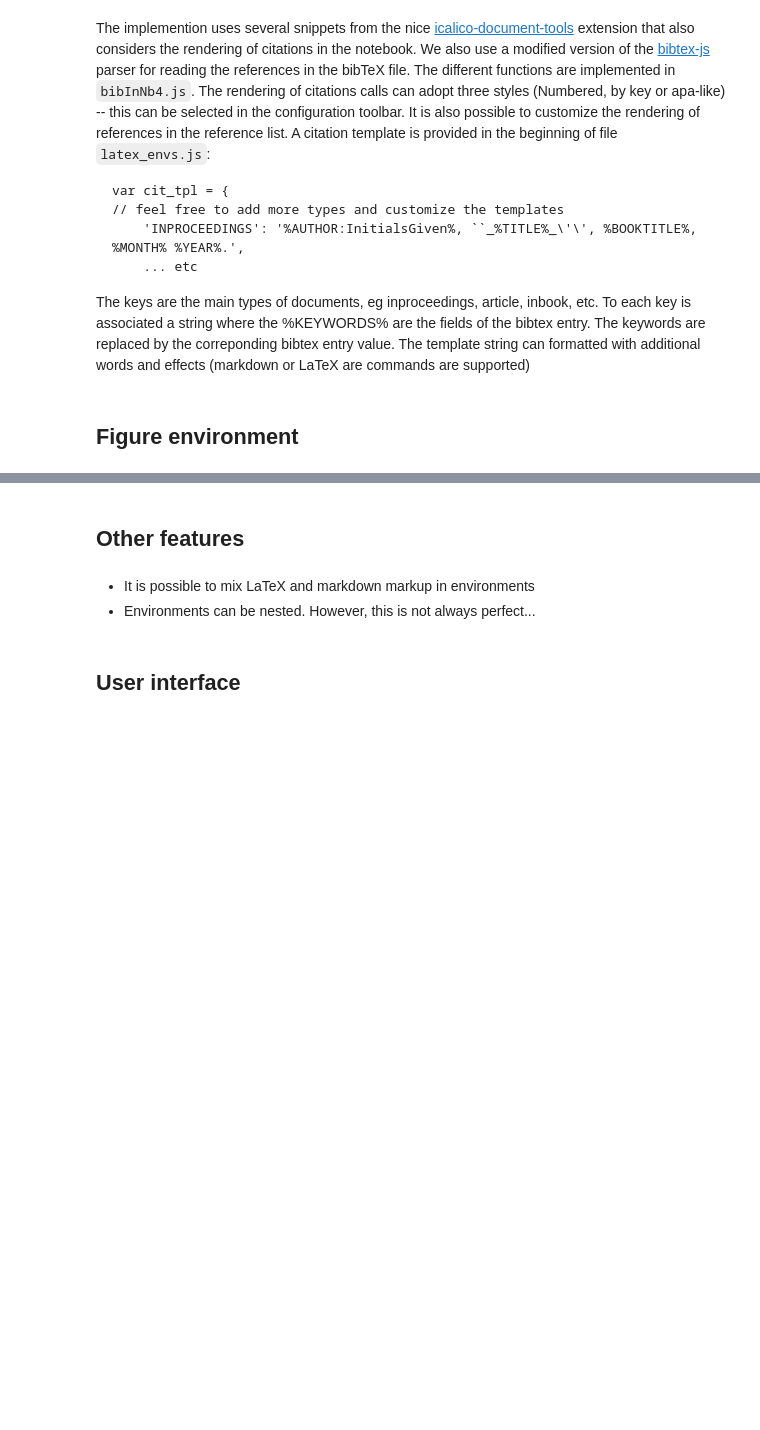
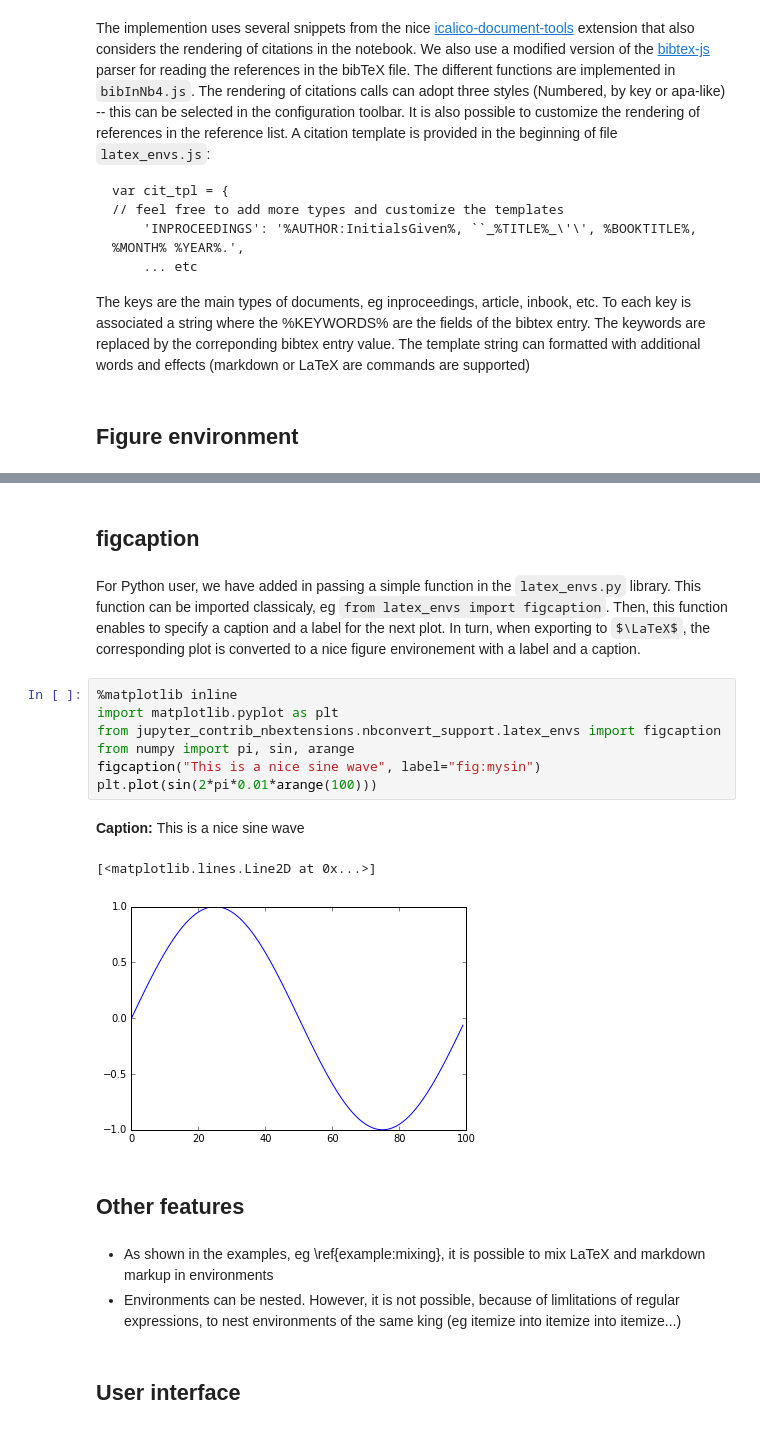
Before and after one commit to ipython-contrib/jupyter_contrib_nbextensions, a Jupyter notebook: src/jupyter_contrib_nbextensions/nbextensions/latex_envs/doc/latex_env_doc.ipynb, the cells around one changed output, grey strips where cells are left out. Cells and saved outputs as stored; diff of their text form; some formulas as TeX source; blank space fills up the shorter version.

Commit message:
latex_envs: update documentation

```diff
--- a/src/jupyter_contrib_nbextensions/nbextensions/latex_envs/doc/latex/latex_env_doc-ltx.ipynb
+++ b/src/jupyter_contrib_nbextensions/nbextensions/latex_envs/doc/latex_env_doc.ipynb
@@ -163,11 +179,26 @@ Of course, this Figure can now be referenced:
 Figure \ref{fig:example} shows a second filter with input $X_2$, output $Y_2$  and an impulse response denoted as $h_2(n)$
 \end{listing}
 Figure \ref{fig:example} shows a second filter with input $X_2$, output $Y_2$  and an impulse response denoted as $h_2(n)$
+# %% [markdown]
+## figcaption
+# %% [markdown]
+For Python user, we have added in passing a simple function in the `latex_envs.py` library. This function can be imported classicaly, eg `from latex_envs import figcaption`. Then, this function enables to specify a caption and a label for the next plot. In turn, when exporting to $\LaTeX$, the corresponding plot is converted to a nice figure environement with a label and a caption.
+# %%
+%matplotlib inline
+import matplotlib.pyplot as plt
+from jupyter_contrib_nbextensions.nbconvert_support.latex_envs import figcaption
+from numpy import pi, sin, arange
+figcaption("This is a nice sine wave", label="fig:mysin")
+plt.plot(sin(2*pi*0.01*arange(100)))
+# %% [output]
+Caption: This is a nice sine wave
+[<matplotlib.lines.Line2D at 0x...>]
+[figure, added]
 # %% [markdown]
 ## Other features
 # %% [markdown]
-- It is possible to mix LaTeX and markdown markup in environments
-- Environments can be nested. However, this is not always perfect...
+- As shown in the examples, eg \ref{example:mixing}, it is possible to mix LaTeX and markdown markup in environments
+- Environments can be nested. However, it is not possible, because of limlitations of regular expressions, to nest environments of the same king (eg itemize into itemize into itemize...)
 # %% [markdown]
 ## User interface
 # %% [markdown]
```
Also changed, not shown: parts of 34 cells of this notebook, 24 other files.
